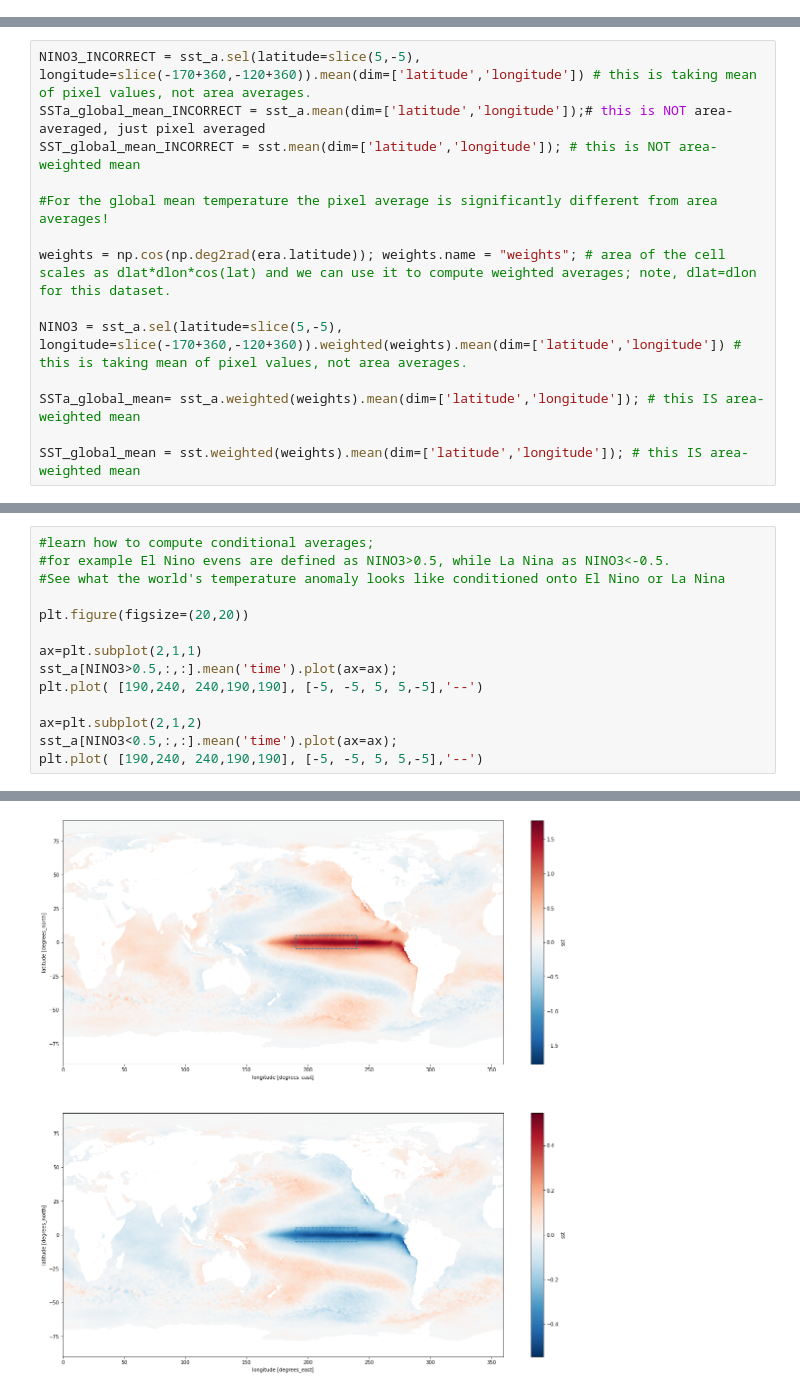
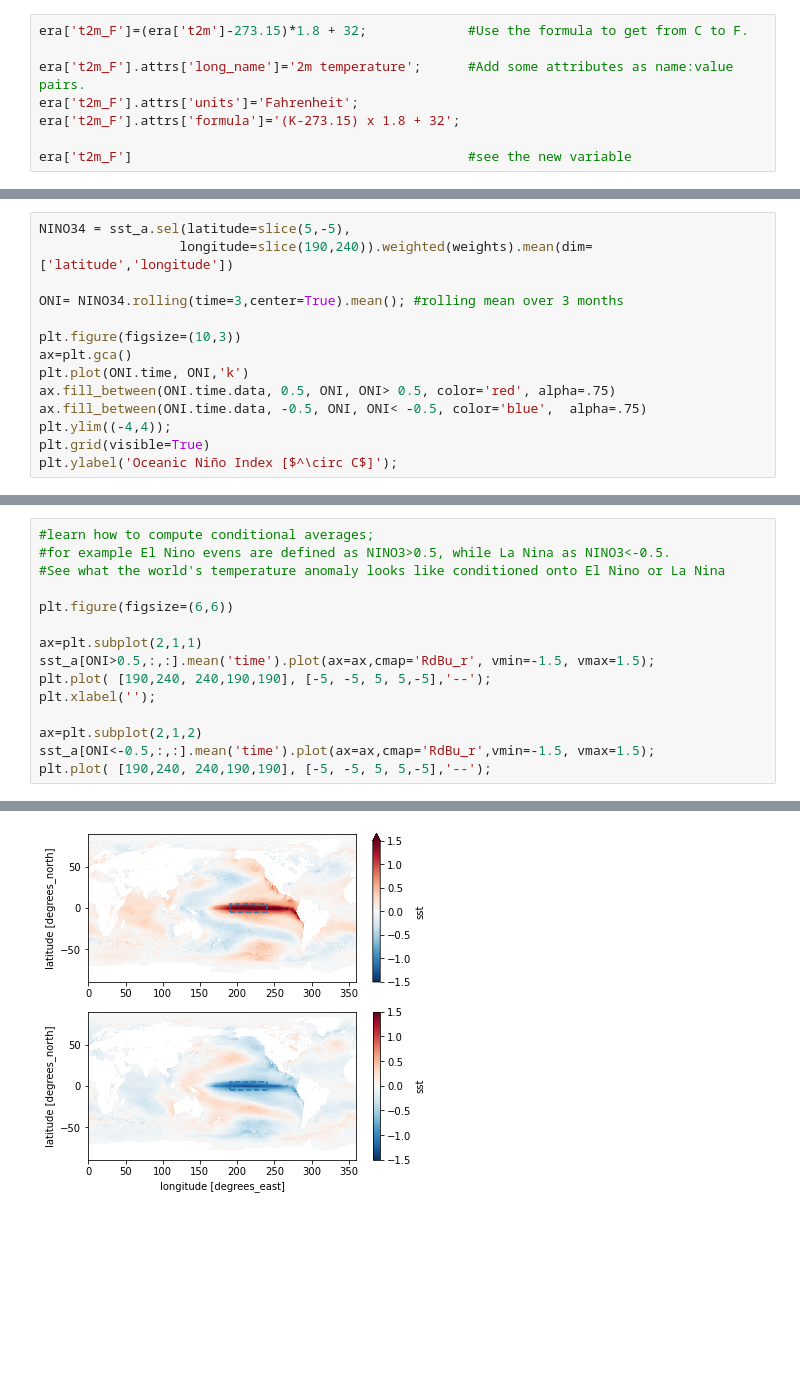
Before and after one commit to gmanuch/DataScienceOceanography, a Jupyter notebook: Tutorials/PO/ENSO.ipynb, the cells around one changed output, grey strips where cells are left out. Saved outputs shown, nothing was run; the diff lists cells and outputs as text; blank space fills up the shorter version.

```diff
--- a/Tutorials/PO/ENSO.ipynb
+++ b/Tutorials/PO/ENSO.ipynb
@@ -31,0 +66,8 @@ era['tp'].sel(time=slice("2013-05", "2013-07"));  # choosing a variable and slic
+# %%
+era['t2m_F']=(era['t2m']-273.15)*1.8 + 32;             #Use the formula to get from C to F.
+
+era['t2m_F'].attrs['long_name']='2m temperature';      #Add some attributes as name:value pairs.
+era['t2m_F'].attrs['units']='Fahrenheit';
+era['t2m_F'].attrs['formula']='(K-273.15) x 1.8 + 32';
+
+era['t2m_F']                                           #see the new variable
@@ -46,14 +220,14 @@ sst_a = sst.groupby("time.month")-sst_clim;      # xarray can figure out the bro
 # %%
-NINO3_INCORRECT = sst_a.sel(latitude=slice(5,-5), longitude=slice(-170+360,-120+360)).mean(dim=['latitude','longitude']) # this is taking mean of pixel values, not area averages.
-SSTa_global_mean_INCORRECT = sst_a.mean(dim=['latitude','longitude']);# this is NOT area-averaged, just pixel averaged
-SST_global_mean_INCORRECT = sst.mean(dim=['latitude','longitude']); # this is NOT area-weighted mean
+NINO34 = sst_a.sel(latitude=slice(5,-5),
+                  longitude=slice(190,240)).weighted(weights).mean(dim=['latitude','longitude'])
 
-#For the global mean temperature the pixel average is significantly different from area averages!
+ONI= NINO34.rolling(time=3,center=True).mean(); #rolling mean over 3 months
 
-weights = np.cos(np.deg2rad(era.latitude)); weights.name = "weights"; # area of the cell scales as dlat*dlon*cos(lat) and we can use it to compute weighted averages; note, dlat=dlon for this dataset.
-
-NINO3 = sst_a.sel(latitude=slice(5,-5), longitude=slice(-170+360,-120+360)).weighted(weights).mean(dim=['latitude','longitude']) # this is taking mean of pixel values, not area averages.
-
-SSTa_global_mean= sst_a.weighted(weights).mean(dim=['latitude','longitude']); # this IS area-weighted mean
-
-SST_global_mean = sst.weighted(weights).mean(dim=['latitude','longitude']); # this IS area-weighted mean
+plt.figure(figsize=(10,3))
+ax=plt.gca()
+plt.plot(ONI.time, ONI,'k')
+ax.fill_between(ONI.time.data, 0.5, ONI, ONI> 0.5, color='red', alpha=.75)
+ax.fill_between(ONI.time.data, -0.5, ONI, ONI< -0.5, color='blue',  alpha=.75)
+plt.ylim((-4,4));
+plt.grid(visible=True)
+plt.ylabel('Oceanic Niño Index [$^\circ C$]');
@@ -144,13 +281,14 @@ sst_a_coarse=sst_a.coarsen(longitude=5, latitude=5, boundary="trim").mean(); # c
 #for example El Nino evens are defined as NINO3>0.5, while La Nina as NINO3<-0.5.
 #See what the world's temperature anomaly looks like conditioned onto El Nino or La Nina
 
-plt.figure(figsize=(20,20))
+plt.figure(figsize=(6,6))
 
 ax=plt.subplot(2,1,1)
-sst_a[NINO3>0.5,:,:].mean('time').plot(ax=ax);
-plt.plot( [190,240, 240,190,190], [-5, -5, 5, 5,-5],'--')
+sst_a[ONI>0.5,:,:].mean('time').plot(ax=ax,cmap='RdBu_r', vmin=-1.5, vmax=1.5);
+plt.plot( [190,240, 240,190,190], [-5, -5, 5, 5,-5],'--');
+plt.xlabel('');
 
 ax=plt.subplot(2,1,2)
-sst_a[NINO3<0.5,:,:].mean('time').plot(ax=ax);
-plt.plot( [190,240, 240,190,190], [-5, -5, 5, 5,-5],'--')
+sst_a[ONI<-0.5,:,:].mean('time').plot(ax=ax,cmap='RdBu_r',vmin=-1.5, vmax=1.5);
+plt.plot( [190,240, 240,190,190], [-5, -5, 5, 5,-5],'--');
 # %% [output]
@@ -158 +295 @@ plt.plot( [190,240, 240,190,190], [-5, -5, 5, 5,-5],'--')
-[figure, old version]
+[figure, new version]
```
Also changed, not shown: parts of 46 cells of this notebook.
